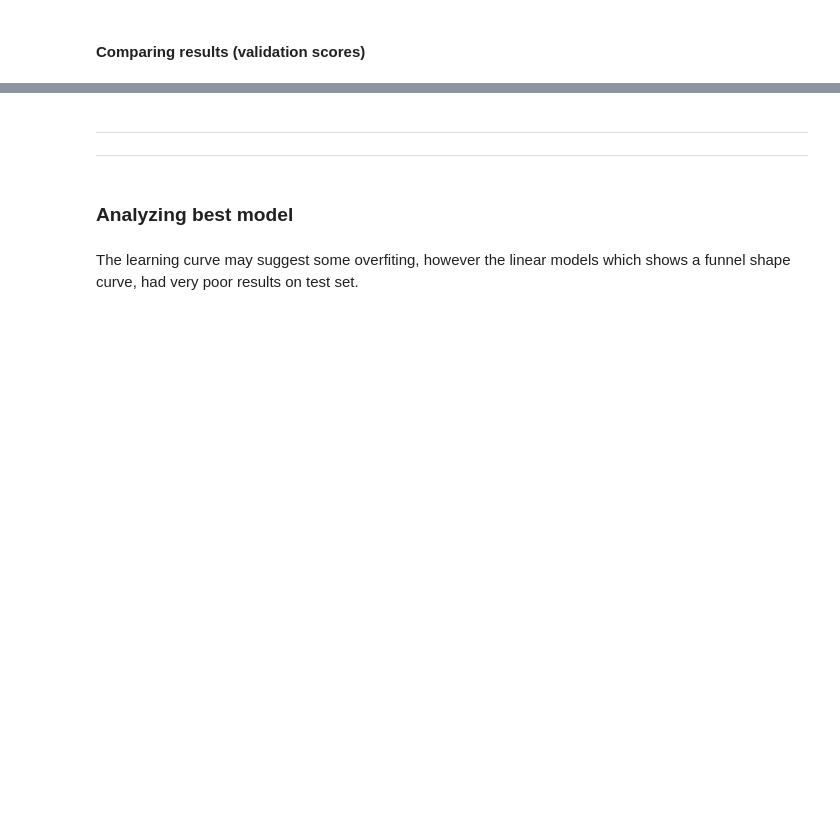
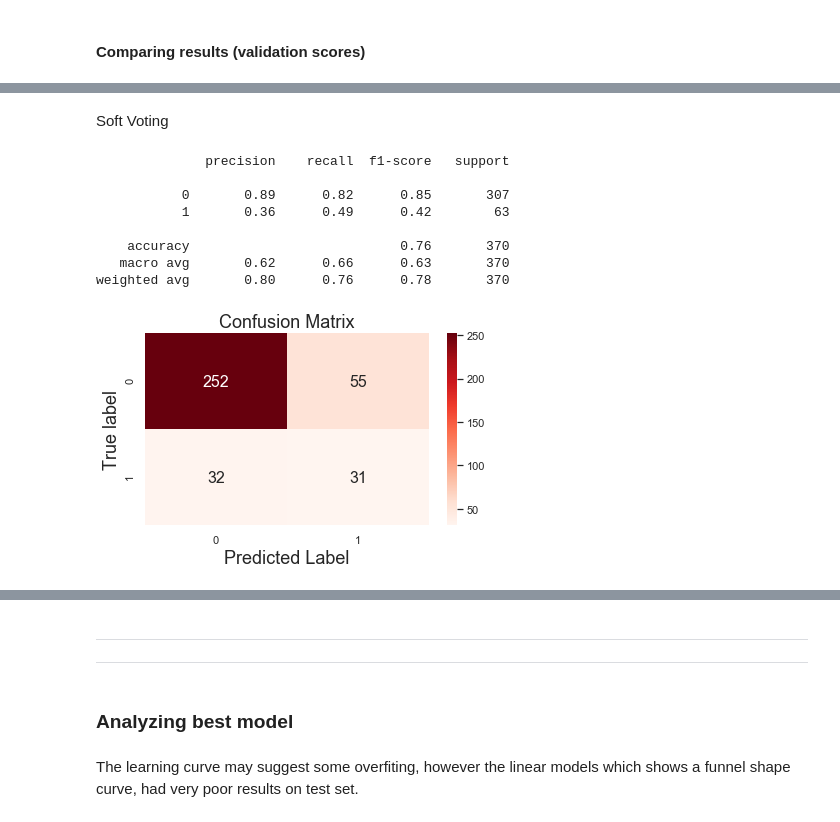
Before and after one commit to damonclifford/b2b_sales_project, a Jupyter notebook: notebooks/3.1-Experiment2_Stacking.ipynb, the cells around one changed output, grey strips where cells are left out. Saved outputs shown, nothing was run; the diff lists cells and outputs as text; code cells hidden in the pictures; blank space fills up the shorter version.

```diff
--- a/notebooks/3.1-Experiment2_Stacking.ipynb
+++ b/notebooks/3.1-Experiment2_Stacking.ipynb
@@ -405,0 +473,17 @@ print('Best calibrated model performance C1:', cal_model[3])
+# %%
+from mlxtend.classifier import EnsembleVoteClassifier
+
+
+eclf_hard = EnsembleVoteClassifier(clfs=level1_clf, voting='hard')
+eclf_soft = EnsembleVoteClassifier(clfs=level1_clf, voting='soft')
+eclf_names = clf_names[:-1] + ['eclf_hard' , 'eclf_soft']
+
+
+voting_clf = level1_clf.copy()
+voting_clf.append(eclf_hard)
+voting_clf.append(eclf_soft)
+
+print('5-fold cross validation:\n')
+for clf, label in zip(voting_clf, eclf_names):
+    scores = model_selection.cross_val_score(clf, X_train, y_train, cv=5, scoring=scorer)
+    print("AUC: %0.3f (+/- %0.2f) [%s]"  % (scores.mean(), scores.std(), label))
@@ -405,0 +500,16 @@ print('Best calibrated model performance C1:', cal_model[3])
+# %% [markdown]
+Soft Voting
+# %%
+eclf_soft.fit(X_train, y_train)
+preds_l2 = eclf_soft.predict(X_test);
+plot_confusion_matrix(y_test, preds_l2)
+# %% [output]
+              precision    recall  f1-score   support
+
+           0       0.89      0.82      0.85       307
+           1       0.36      0.49      0.42        63
+
+    accuracy                           0.76       370
+   macro avg       0.62      0.66      0.63       370
+weighted avg       0.80      0.76      0.78       370
+[figure, added]
```
Also changed, not shown: parts of 85 cells of this notebook, 38 other files.
